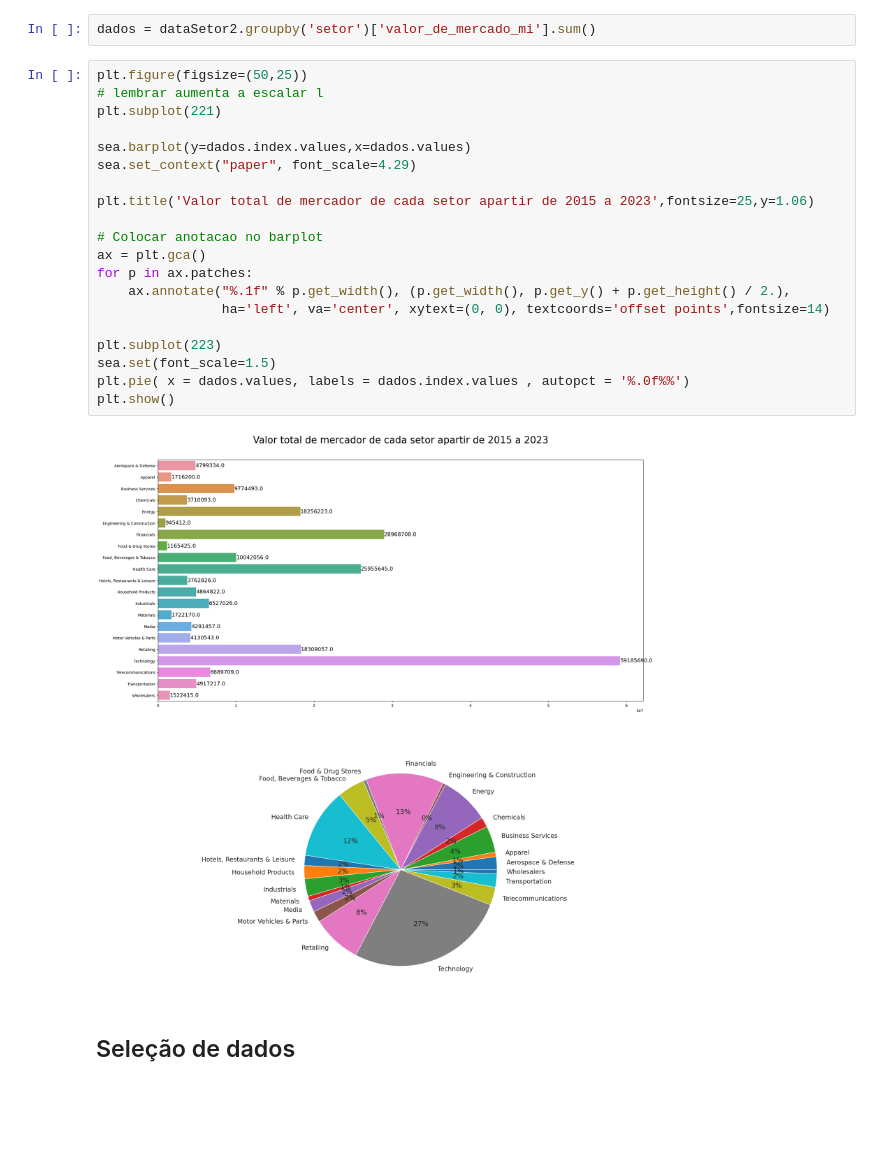
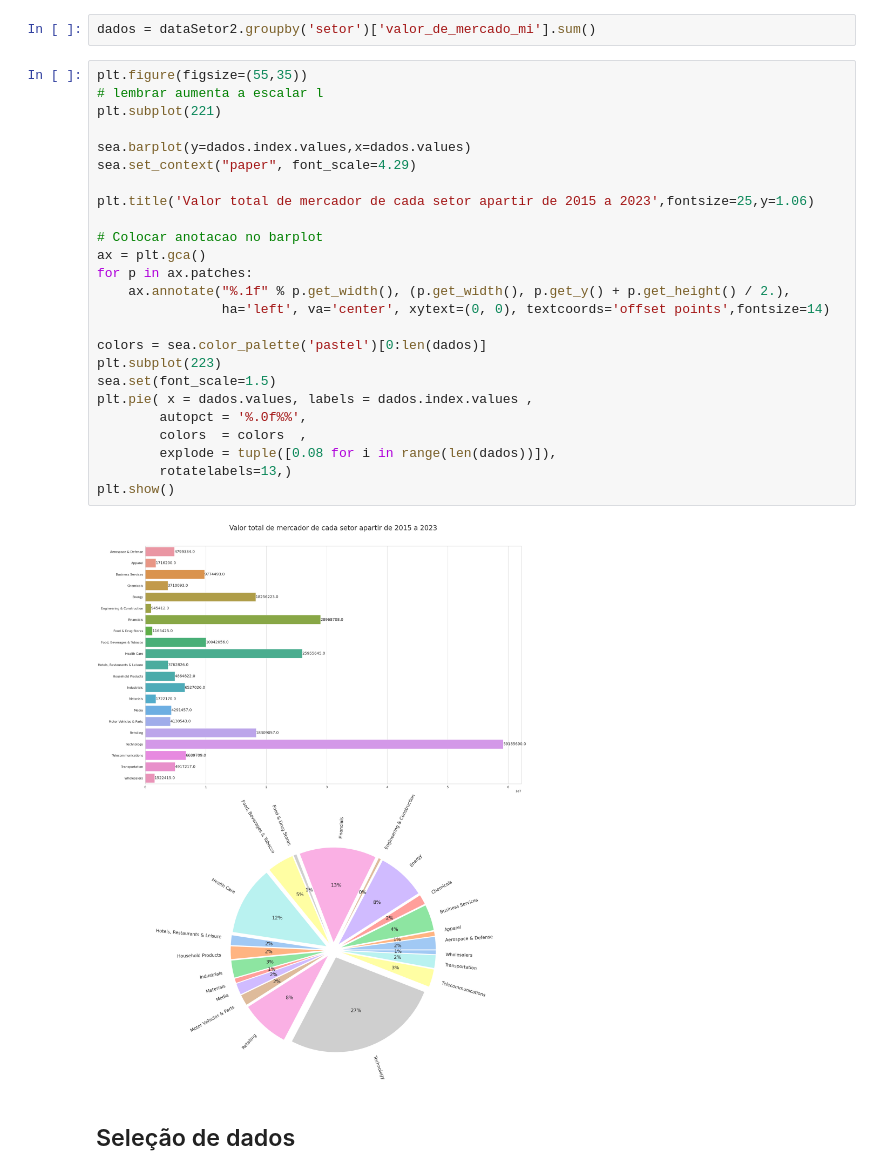
Before and after one commit to kaladabrio2020/AnalisandoFortunas, a Jupyter notebook: Analise.ipynb, the cells around one changed output. Drawn from its saved outputs; the diff is of its cells as text; blank space fills up the shorter version.

```diff
--- a/Analise.ipynb
+++ b/Analise.ipynb
@@ -243,27 +237,32 @@ dataSetor2 = dataSetor.drop(
 # %%
 dados = dataSetor2.groupby('setor')['valor_de_mercado_mi'].sum()
 # %%
-plt.figure(figsize=(50,25))
+plt.figure(figsize=(55,35))
 # lembrar aumenta a escalar l
 plt.subplot(221)
 
 sea.barplot(y=dados.index.values,x=dados.values)
 sea.set_context("paper", font_scale=4.29)
 
 plt.title('Valor total de mercador de cada setor apartir de 2015 a 2023',fontsize=25,y=1.06)
 
 # Colocar anotacao no barplot
 ax = plt.gca()
 for p in ax.patches:
     ax.annotate("%.1f" % p.get_width(), (p.get_width(), p.get_y() + p.get_height() / 2.),
                 ha='left', va='center', xytext=(0, 0), textcoords='offset points',fontsize=14)
 
+colors = sea.color_palette('pastel')[0:len(dados)]
 plt.subplot(223)
 sea.set(font_scale=1.5)
-plt.pie( x = dados.values, labels = dados.index.values , autopct = '%.0f%%')
+plt.pie( x = dados.values, labels = dados.index.values ,
+        autopct = '%.0f%%',
+        colors  = colors  ,
+        explode = tuple([0.08 for i in range(len(dados))]),
+        rotatelabels=13,)
 plt.show()
 # %% [output]
-[figure, old version]
+[figure, new version]
 # %% [markdown]
 ## Seleção de dados
 # %%
```
Also changed, not shown: parts of 7 cells of this notebook.
